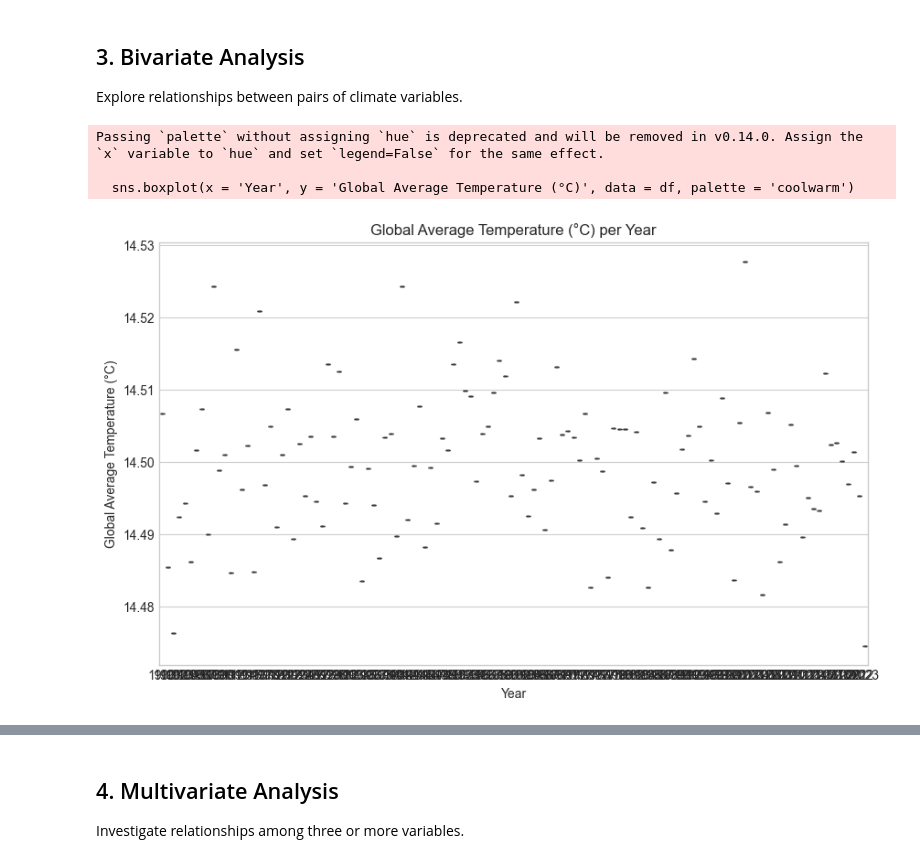
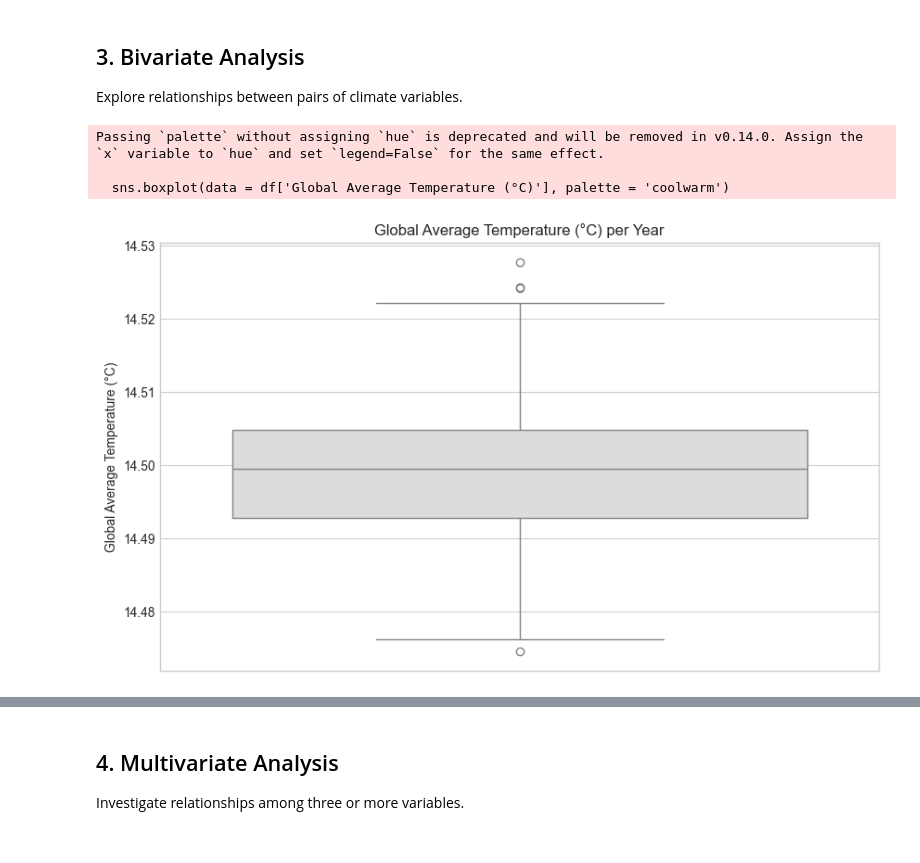
Before and after one commit to Omdena-NIC-Nepal/complete-eda-assignment-group-g-golden, a Jupyter notebook: climate_eda.ipynb, the cells around one changed output, grey strips where cells are left out. Saved outputs shown, nothing was run; the diff lists cells and outputs as text; code cells hidden in the pictures.

```diff
--- a/climate_eda.ipynb
+++ b/climate_eda.ipynb
@@ -202,16 +202,16 @@ Explore relationships between pairs of climate variables.
 # %%
 # TODO: Perform bivariate analysis
 # Include correlation analysis and appropriate visualizations
 # Your code here
 
 plt.figure(figsize = (10, 6))
-sns.boxplot(x = 'Year', y = 'Global Average Temperature (°C)', data = df, palette = 'coolwarm')
+sns.boxplot(data = df['Global Average Temperature (°C)'], palette = 'coolwarm')
 plt.title("Global Average Temperature (°C) per Year")
 plt.show()
 # %% [output]
 Passing `palette` without assigning `hue` is deprecated and will be removed in v0.14.0. Assign the `x` variable to `hue` and set `legend=False` for the same effect.
 
-  sns.boxplot(x = 'Year', y = 'Global Average Temperature (°C)', data = df, palette = 'coolwarm')
+  sns.boxplot(data = df['Global Average Temperature (°C)'], palette = 'coolwarm')
-[figure, old version]
+[figure, new version]
 # %%
 plt.figure(figsize = (10, 6))
```
Also changed, not shown: parts of 3 cells of this notebook.
